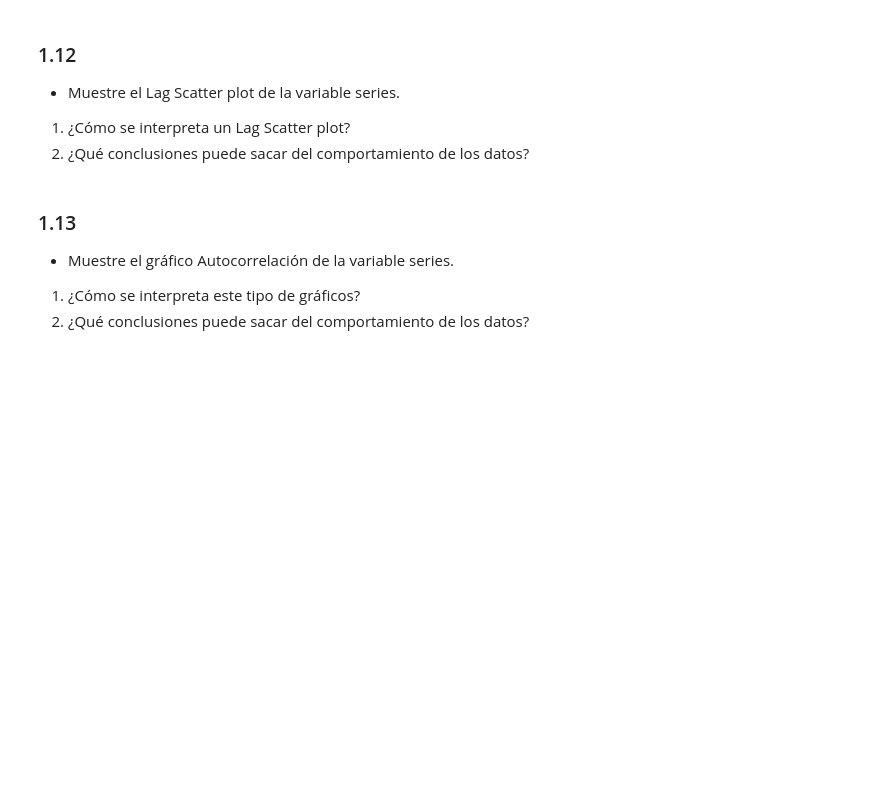
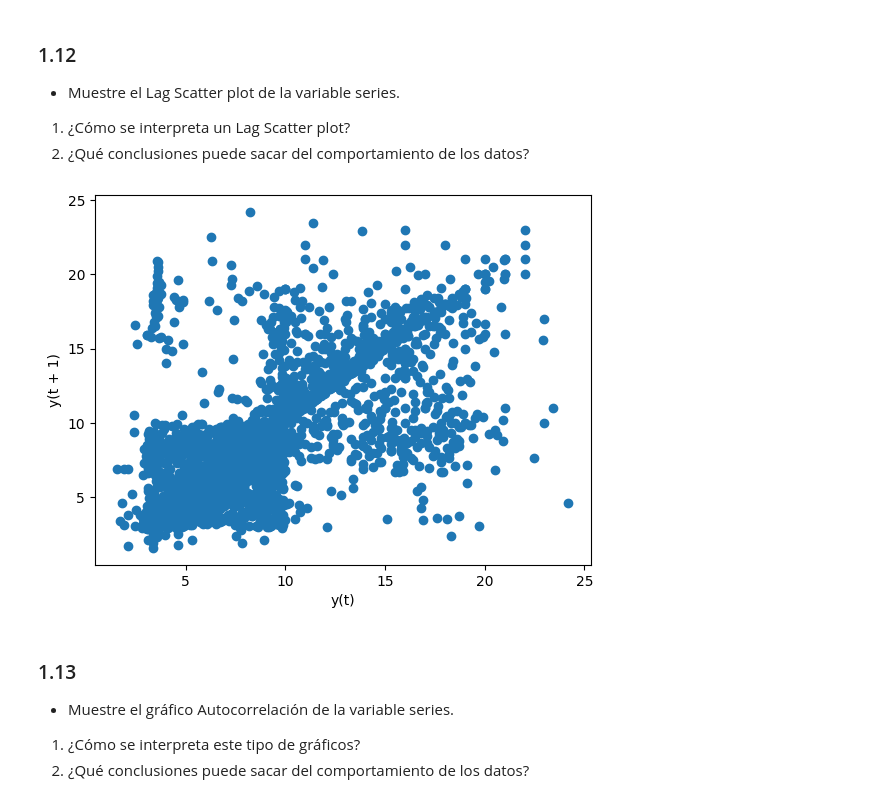
Before and after one commit to JeanPaulRF/Trabajos-IA, a Jupyter notebook: TP1/2023-2-Trabajo Practico_1.ipynb, the cells around one changed output. Saved outputs shown, nothing was run; the diff lists cells and outputs as text; code cells hidden in the pictures; blank space fills up the shorter version.

```diff
--- a/TP1/2023-2-Trabajo Practico_1.ipynb
+++ b/TP1/2023-2-Trabajo Practico_1.ipynb
@@ -283,6 +333,16 @@ lo que sugiere un cambio en las condiciones climáticas.
 - Muestre el Lag Scatter plot de la variable series.
 1. ¿Cómo se interpreta un Lag Scatter plot?
 1. ¿Qué conclusiones puede sacar del comportamiento de los datos?
+# %%
+from pandas.plotting import lag_plot
+
+# Mostrar un gráfico de retraso (lag plot) de la serie temporal
+lag_plot(series['temperatura'])
+
+# Mostrar el gráfico
+plt.show()
+# %% [output]
+[figure, added]
 # %% [markdown]
 ### 1.13
 - Muestre el gráfico Autocorrelación de la variable series.
```
Also changed, not shown: parts of 3 cells of this notebook.
